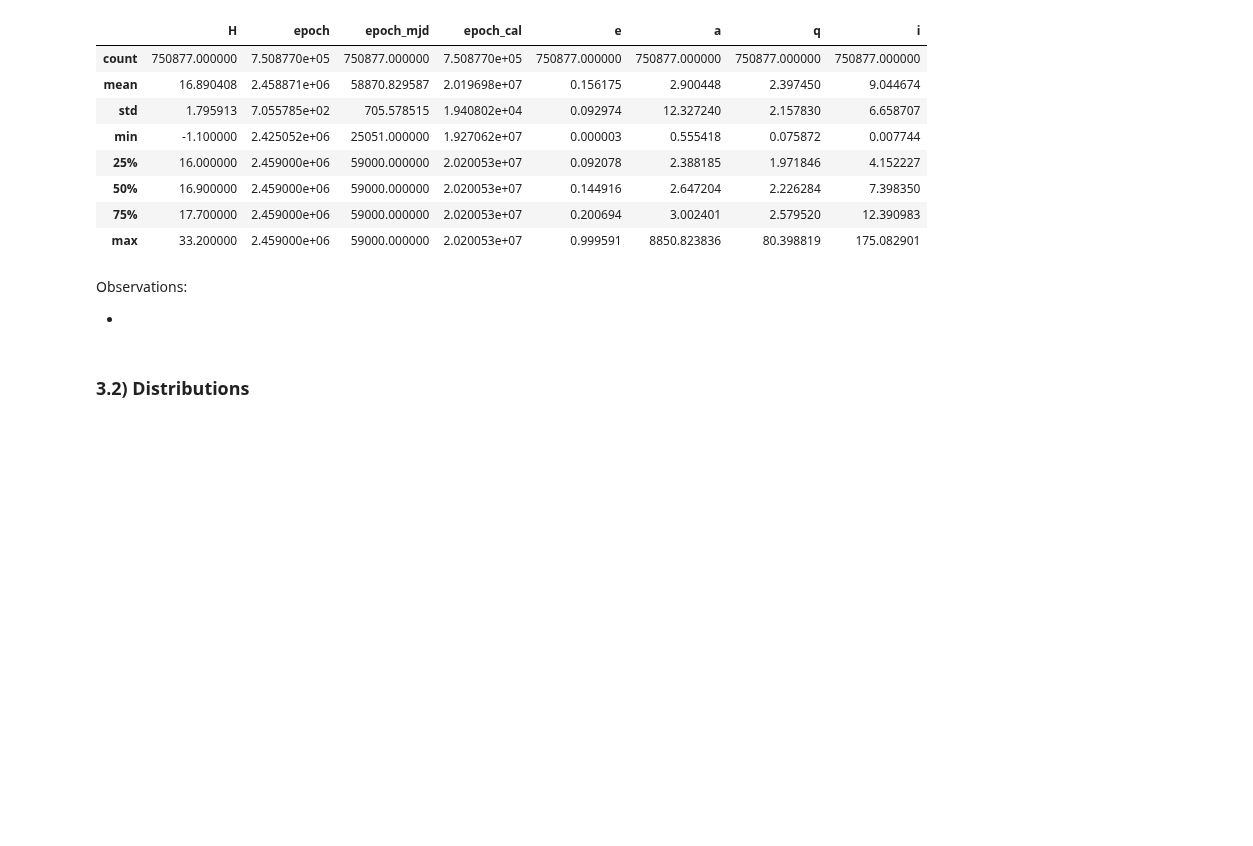
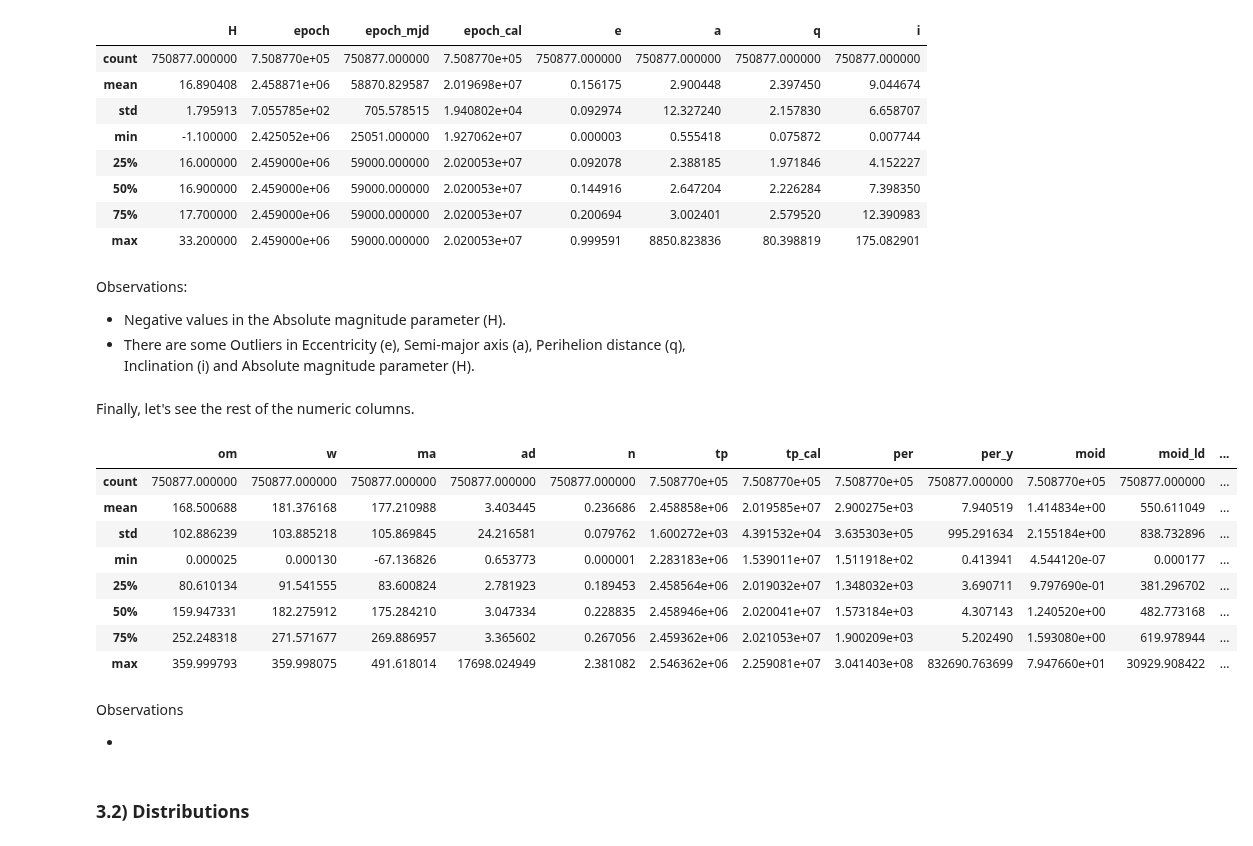
Before and after one commit to caiosoter/DS-Projects, a Jupyter notebook: Asteroid_Classification/Asteroid_Classification.ipynb, the cells around one changed output. Cells and saved outputs as stored; diff of their text form; code cells hidden in the pictures; blank space fills up the shorter version.

```diff
--- a/Asteroid_Classification/Asteroid_Classification.ipynb
+++ b/Asteroid_Classification/Asteroid_Classification.ipynb
@@ -300,8 +307,31 @@ X_train[initial_columns].describe()
 | 50% | 16.900000 | 2.459000e+06 | 59000.000000 | 2.020053e+07 | 0.144916 | 2.647204 | 2.226284 | 7.398350 |
 | 75% | 17.700000 | 2.459000e+06 | 59000.000000 | 2.020053e+07 | 0.200694 | 3.002401 | 2.579520 | 12.390983 |
 | max | 33.200000 | 2.459000e+06 | 59000.000000 | 2.020053e+07 | 0.999591 | 8850.823836 | 80.398819 | 175.082901 |
+# %% [markdown]
+Observations:
+
+- Negative values in the Absolute magnitude parameter (H).
+- There are some Outliers in Eccentricity (e), Semi-major axis (a), Perihelion distance (q), Inclination (i) and Absolute magnitude parameter (H).
+# %% [markdown]
+Finally, let's see the rest of the numeric columns.
+# %%
+# Selecting columns:
+other_columns = ['om', 'w', 'ma', 'ad', 'n', 'tp', 'tp_cal', 'per', 'per_y', 'moid', 'moid_ld', 'rms']
+
+# Descriptive Statistic of the other numeric columns:
+X_train[other_columns].describe()
+# %% [output]
+|  | om | w | ma | ad | n | tp | tp_cal | per | per_y | moid | moid_ld | ... |
+| count | 750877.000000 | 750877.000000 | 750877.000000 | 750877.000000 | 750877.000000 | 7.508770e+05 | 7.508770e+05 | 7.508770e+05 | 750877.000000 | 7.508770e+05 | 750877.000000 | ... |
+| mean | 168.500688 | 181.376168 | 177.210988 | 3.403445 | 0.236686 | 2.458858e+06 | 2.019585e+07 | 2.900275e+03 | 7.940519 | 1.414834e+00 | 550.611049 | ... |
+| std | 102.886239 | 103.885218 | 105.869845 | 24.216581 | 0.079762 | 1.600272e+03 | 4.391532e+04 | 3.635303e+05 | 995.291634 | 2.155184e+00 | 838.732896 | ... |
+| min | 0.000025 | 0.000130 | -67.136826 | 0.653773 | 0.000001 | 2.283183e+06 | 1.539011e+07 | 1.511918e+02 | 0.413941 | 4.544120e-07 | 0.000177 | ... |
+| 25% | 80.610134 | 91.541555 | 83.600824 | 2.781923 | 0.189453 | 2.458564e+06 | 2.019032e+07 | 1.348032e+03 | 3.690711 | 9.797690e-01 | 381.296702 | ... |
+| 50% | 159.947331 | 182.275912 | 175.284210 | 3.047334 | 0.228835 | 2.458946e+06 | 2.020041e+07 | 1.573184e+03 | 4.307143 | 1.240520e+00 | 482.773168 | ... |
+| 75% | 252.248318 | 271.571677 | 269.886957 | 3.365602 | 0.267056 | 2.459362e+06 | 2.021053e+07 | 1.900209e+03 | 5.202490 | 1.593080e+00 | 619.978944 | ... |
+| max | 359.999793 | 359.998075 | 491.618014 | 17698.024949 | 2.381082 | 2.546362e+06 | 2.259081e+07 | 3.041403e+08 | 832690.763699 | 7.947660e+01 | 30929.908422 | ... |
 # %% [markdown]
-Observations:
+Observations
 
 -
 # %% [markdown]
```
Also changed, not shown: parts of 7 cells of this notebook.
